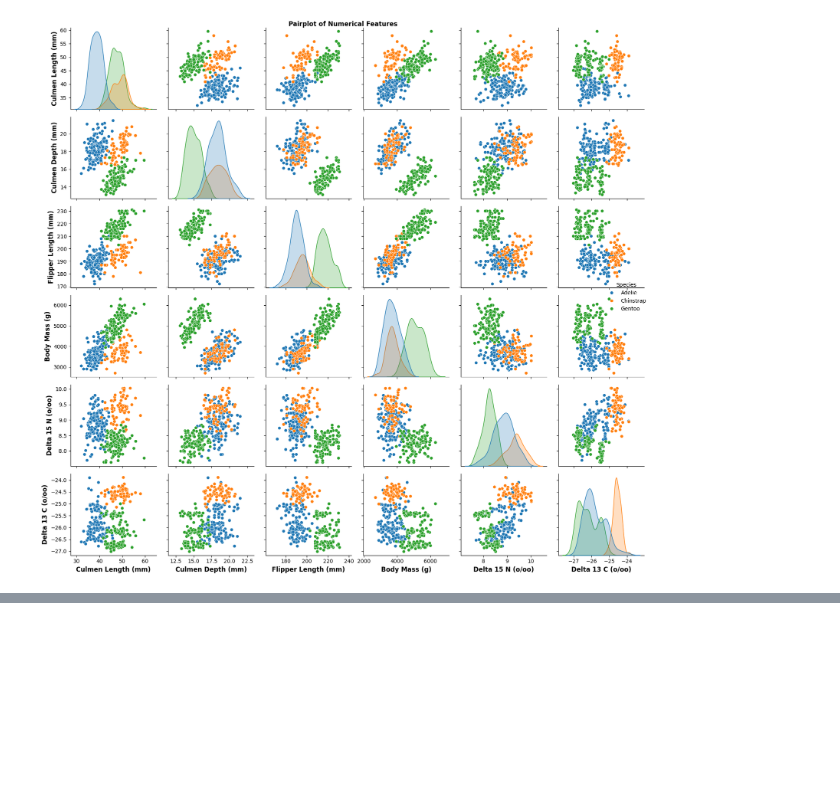
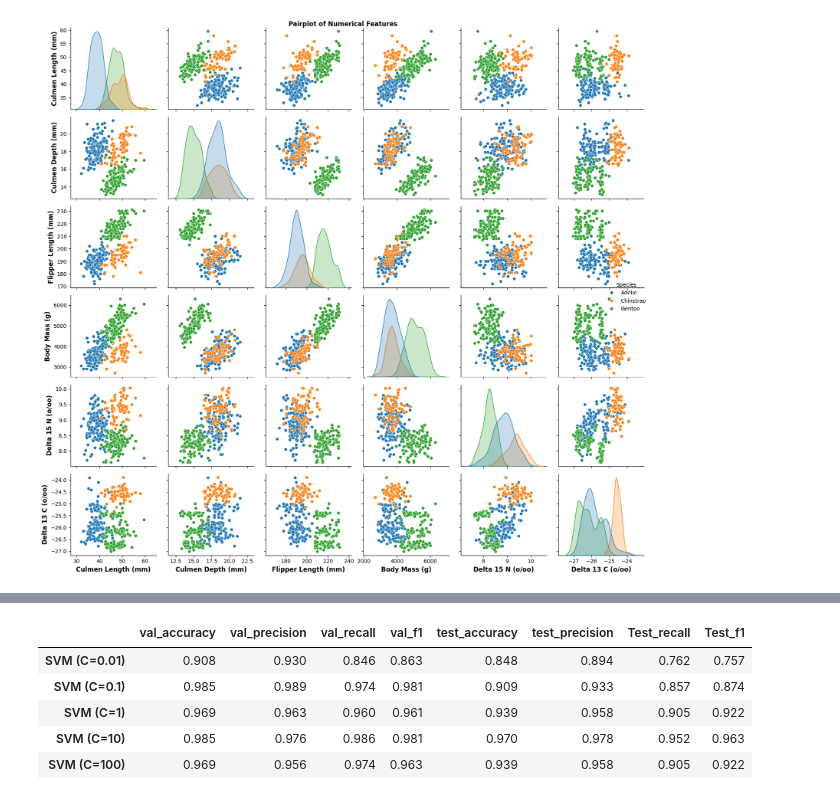
Before and after one commit to Habiburr0hman/penguin-classification, a Jupyter notebook: svm.ipynb, the cells around one changed output, grey strips where cells are left out. Saved outputs shown, nothing was run; the diff lists cells and outputs as text; code cells hidden in the pictures; blank space fills up the shorter version.

```diff
--- a/svm.ipynb
+++ b/svm.ipynb
@@ -206 +145,64 @@ Name: test_F1_macro, dtype: float64
+# %%
+# cols = ['Flipper Length (mm)', 'Culmen Length (mm)']
+cols = ['Culmen Length (mm)', 'Culmen Depth (mm)']
+X = df[cols].to_numpy()
+y = df['Species']
+y_encoded = y.apply(lambda x: encode_category(x, species))
+
+X_train, X_val, y_train, y_val = train_test_split(X, y_encoded, train_size=0.7, stratify=y, random_state=89)
+X_val, X_test, y_val, y_test = train_test_split(X_val, y_val, test_size=0.33, stratify=y_val, random_state=89)
+
+standard_scaler = StandardScaler()
+X_train_scaled = standard_scaler.fit_transform(X_train)
+X_val_scaled = standard_scaler.transform(X_val)
+X_test_scaled = standard_scaler.transform(X_test)
+
+cs = [0.01, 0.1, 1, 10, 100]
+models = {}
+for c in cs:
+    model = SVC(kernel='linear', C=c, random_state=random_seed)
+    models[f'SVM (C={c})'] = model
+
+def evaluate_model(models, X_train, y_train, X_val, y_val, X_test, y_test, labels):
+
+    df = pd.DataFrame()
+    for (key, model) in models.items():
+        model.fit(X_train, y_train)
+        y_val_pred = model.predict(X_val)
+        y_test_pred = model.predict(X_test)
+
+        val_accuracy = accuracy_score(y_val, y_val_pred)
+        val_precision = precision_score(y_val, y_val_pred, average='macro', zero_division=0)
+        val_recall = recall_score(y_val, y_val_pred, average='macro', zero_division=0)
+        val_f1 = f1_score(y_val, y_val_pred, average='macro', zero_division=0)
+        test_accuracy = accuracy_score(y_test, y_test_pred)
+        test_precision = precision_score(y_test, y_test_pred, average='macro', zero_division=0)
+        test_recall = recall_score(y_test, y_test_pred, average='macro', zero_division=0)
+        test_f1 = f1_score(y_test, y_test_pred, average='macro', zero_division=0)
+
+        metrics = {
+            'val_accuracy': val_accuracy,
+            'val_precision': val_precision,
+            'val_recall': val_recall,
+            'val_f1': val_f1,
+            'test_accuracy': test_accuracy,
+            'test_precision': test_precision,
+            'Test_recall': test_recall,
+            'Test_f1': test_f1
+        }
+        model_df = pd.DataFrame(metrics, index=[key])
+        df = pd.concat([df, model_df])
+
+    df = df.round(3)
+    return df
+
+df_metrics = evaluate_model(models, X_train_scaled, y_train, X_val_scaled, y_val, X_test_scaled, y_test, species)
+df_metrics
+# %% [output]
+|  | val_accuracy | val_precision | val_recall | val_f1 | test_accuracy | test_precision | Test_recall | Test_f1 |
+| SVM (C=0.01) | 0.908 | 0.930 | 0.846 | 0.863 | 0.848 | 0.894 | 0.762 | 0.757 |
+| SVM (C=0.1) | 0.985 | 0.989 | 0.974 | 0.981 | 0.909 | 0.933 | 0.857 | 0.874 |
+| SVM (C=1) | 0.969 | 0.963 | 0.960 | 0.961 | 0.939 | 0.958 | 0.905 | 0.922 |
+| SVM (C=10) | 0.985 | 0.976 | 0.986 | 0.981 | 0.970 | 0.978 | 0.952 | 0.963 |
+| SVM (C=100) | 0.969 | 0.956 | 0.974 | 0.963 | 0.939 | 0.958 | 0.905 | 0.922 |
 # %%
```
Also changed, not shown: parts of 28 cells of this notebook.
